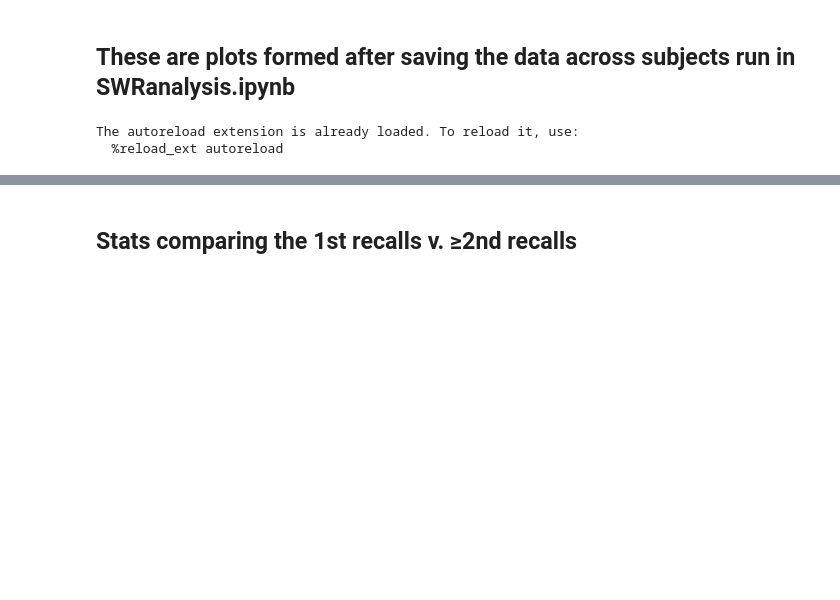
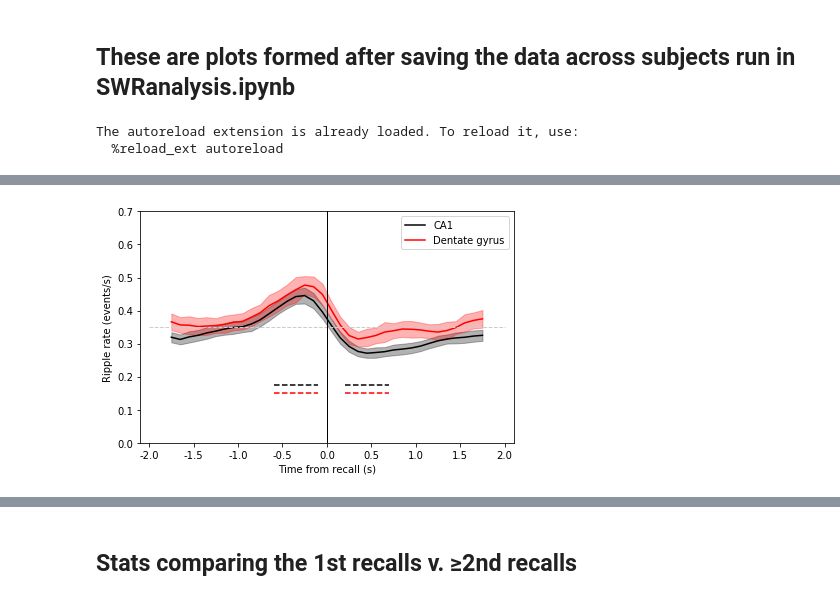
Before and after one commit to jjsakon/SWR, a Jupyter notebook: code/SWRplots.ipynb, the cells around one changed output, grey strips where cells are left out. Drawn from its saved outputs; the diff is of its cells as text; code cells hidden in the pictures; blank space fills up the shorter version.

```diff
--- a/code/SWRplots.ipynb
+++ b/code/SWRplots.ipynb
@@ -30,0 +33,97 @@ The autoreload extension is already loaded. To reload it, use:
+# %%
+# load data from each
+
+selected_period = 'surrounding_recall'
+remove_soz_ictal = False
+recall_type_switch = 6 # 0 for original, 1 for only those with subsequent, 2 for second recalls only, 3 for isolated recalls
+region_name = 'HPC'
+filter_type = 'hamming' # hamming # butter # hamming125200
+sub_selection = 'whole' # 'second_half', 'whole' ,'first_half'
+# location_selected = 'ca1' # 'ca3' # 'dg' 'ca1' # sub # left hippocampus # right hippocampus # hippocampus
+# # (leave as '' if not HPC)
+
+save_plot = 1
+
+recall_minimum = 2000
+pad = 2
+psth_start = -2000
+psth_end = 2000
+stats_bin = 500 # time bin width in ms to test stats on
+first_start = -1600 # going to make sequence of 3 bins and test 1st v. 3rd
+first_end = -100
+second_start = 200 # same idea
+second_end = 1700
+
+# get strings for path name for save and loading cluster data
+soz_label,recall_selection_name,subfolder = getSWRpathInfo(remove_soz_ictal,recall_type_switch,selected_period,recall_minimum)
+
+for p,location_selected in enumerate(['ca1','dg']):
+
+    if p==0:
+        subplots(1,1,figsize=(6,4)); ax = plt.gca()
+        color = (0,0,0)
+        label = 'CA1'
+        line_dist = 0.175
+    else:
+        color = (1,0,0)
+        label = 'Dentate gyrus'
+        line_dist = 0.15
+
+    path_name = '/home1/john/SWR/figures/'+subfolder
+    fn = os.path.join(path_name,
+        'SWR_'+exp+'_'+region_name+'_'+location_selected+'_'+str(recall_type_switch)+'_'+soz_label+\
+                      '_'+filter_type+'_'+sub_selection+'.p')
+    print(fn)
+    with open(fn,'rb') as f:
+        dat = pickle.load(f)
+        bin_centers = dat['bin_centers']; PSTH = dat['PSTH']; SE_plot = dat['SE_plot']; num_trials = dat['num_trials'];
+        bin_model1 = dat['bin_model1']; bin_model2 = dat['bin_model2']
+        binned_first_stats_array = dat['binned_first_stats_array']; binned_second_stats_array = dat['binned_second_stats_array']
+
+    # make plot
+    xr = bin_centers #np.arange(psth_start,psth_end,binsize)
+
+    # plot smoothed mean +/- CI
+    if pad > 0:
+        SE_plot = fixSEgaps(SE_plot) # fix gaps when using 40% of data
+
+        plot(xr[pad:-pad],PSTH[pad:-pad],color=color)
+        fill_between(xr[pad:-pad], PSTH[pad:-pad]-SE_plot[0,:], PSTH[pad:-pad]+SE_plot[0,:],
+                     color=color, alpha = 0.3, label='_nolegend_')
+    else:
+        plot(xr,PSTH)
+        fill_between(xr, PSTH-SE_plot[0,:], PSTH+SE_plot[0,:],
+                     color=color, alpha = 0.3, label='_nolegend_')
+
+    # plot bands of significance
+    if bin_model1.pvalues[1] < 0.05:
+        plot([first_end-stats_bin,first_end],[line_dist,line_dist],'--',
+             color=color,label='_nolegend_')
+    if bin_model2.pvalues[1] < 0.05:
+        plot([second_start,second_start+stats_bin],[line_dist,line_dist],'--',
+             color=color,label='_nolegend_')
+    print(label+': '+str(num_trials)+' recalls')
+    print('Test 1 p-value: '+str(bin_model1.pvalues[1]))
+    print('Test 2 p-value: '+str(bin_model2.pvalues[1]))
+
+xticks(np.arange(psth_start,psth_end+1,500),np.arange(psth_start/1000,psth_end/1000+1,500/1000))
+xlabel('Time from recall (s)')
+ylabel('Ripple rate (events/s)')
+if filter_type == 'hamming':
+    ylim = 0.7 # keep it here since occasionally CIs get kinda high
+    plot([ax.get_xlim()[0],ax.get_xlim()[1]],[0.35,0.35],linewidth=1,linestyle='--',color=(0.8,0.8,0.8),label='_nolegend_')
+else: # for Vaz and hamming125200
+    ylim = 0.45
+
+ax.set_ylim(0,ylim)
+ax.set_xlim(psth_start-100,psth_end+100)
+plot([0,0],[ax.get_ylim()[0],ax.get_ylim()[1]],linewidth=1,linestyle='-',color=(0,0,0),label='_nolegend_')
+ax.legend({'CA1','Dentate gyrus'})
+tight_layout()
+
+if save_plot == 1:
+    plt.savefig('../figures/PSTHplots/'+exp+'_'+'PSTH_'+region_name+'-'+str(recall_type_switch)+'_'+
+                filter_type+'_'+sub_selection+'.pdf',transparent=True)
+plt.show()
+a=1;
+# %% [output]
@@ -31 +138,2 @@ The autoreload extension is already loaded. To reload it, use:
+[figure, added]
 # %% [markdown]
```
Also changed, not shown: parts of 18 cells of this notebook.
